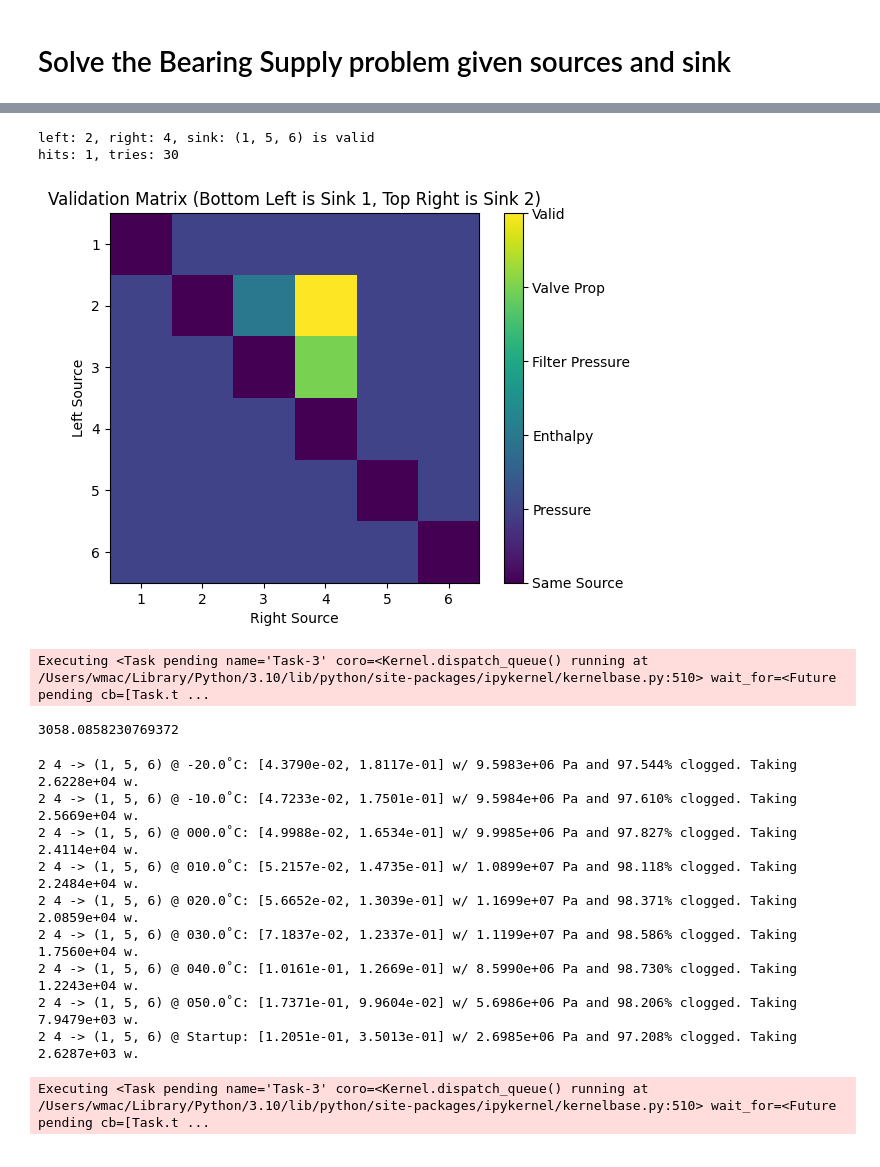
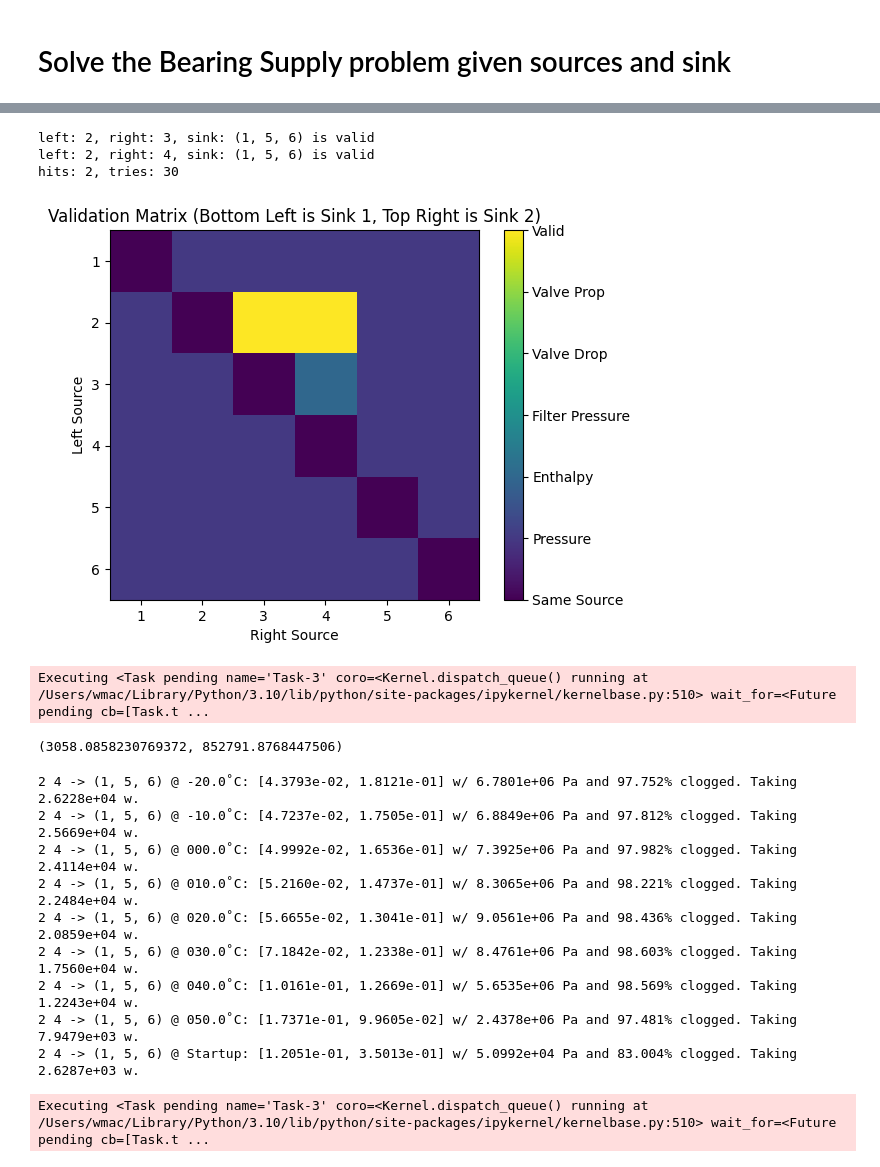
Before and after one commit to Willmac16/DFTS-Team-Seven, a Jupyter notebook: Project1.ipynb, the cells around one changed output, grey strips where cells are left out. Saved outputs shown, nothing was run; the diff lists cells and outputs as text; code cells hidden in the pictures.

```diff
--- a/Project1.ipynb
+++ b/Project1.ipynb
@@ -12,3 +14,6 @@ import matplotlib.pyplot as plt
+# %%
+min_C_V = 0.025
+max_C_V = 0.500
 # %% [markdown]
 ## Implement the Tables from the Google Doc as Pandas DataFrames
 # %%
@@ -111,8 +116,7 @@ def valve_calc(h_one, P_one, m_dot, P_three, increment = 0.1e6, DEBUG=False):
   V_two = 1
   c_two = 100.0
 
-  # P_two = 8.22736e+08
-  P_two = 1e8
+  P_two = P_one
 
   C_V = math.inf
 
@@ -147,6 +151,8 @@ def valve_calc(h_one, P_one, m_dot, P_three, increment = 0.1e6, DEBUG=False):
 
     P_two -= increment
 
+  # print("C_d", C_d)
+
   if DEBUG:
     if not c_two:
       print("Failed to converge")
@@ -267,8 +346,6 @@ def filter_area(t_input, P_input, m_dot, P_drop):
     #Get h, s, rho, and kinematic viscosity for input state
     h_input = state_input.enthalpy
     s_input = state_input.entropy
-    rho_input = state_input.density
-    viscosity_input = state_input.kinematic_viscosity
 
     #Output state
     h_output = h_input
@@ -396,22 +473,28 @@ def test_setup(sources, sink, cond_row):
   if p_post_left < P_ent or p_post_right < P_ent:
     return False, "Filter Pressure", (math.inf, math.inf, 0, 0)
 
-  # TODO: Use the valve min C_V to compute the excess pressure
+  # Use Max C_V to calculate the minimum valve drop
+  try:
+    left_min_valve_drop = valve_drop(h_left, P_ent, m_dot_left, max_C_V)
+    right_min_valve_drop = valve_drop(h_right, P_ent, m_dot_right, max_C_V)
+  except ValueError:
+    return False, "Valve Drop", (math.inf, math.inf, 0, 0)
+
   #Calculate excess pressure on left filter and solve for area ratio
-  P_excess_left = p_post_left - P_ent
+  P_excess_left = cond_values[left]['P'] - P_ent - left_min_valve_drop
   A_unclogged_left = filter_area(cond_values[left]['T'], cond_values[left]['P'], m_dot_left,p_drop_left)
   A_clogged_left = filter_area(cond_values[left]['T'], cond_values[left]['P'], m_dot_left,P_excess_left)
   A_ratio_left = (1 - A_clogged_left / A_unclogged_left) * 100
 
   #Calculate excess pressure on right filter and solve for area ratio
-  P_excess_right = p_post_right - P_ent
+  P_excess_right = cond_values[right]['P'] - P_ent - right_min_valve_drop
   A_unclogged_right = filter_area(cond_values[right]['T'], cond_values[right]['P'], m_dot_right,p_drop_right)
   A_clogged_right = filter_area(cond_values[right]['T'], cond_values[right]['P'], m_dot_right,P_excess_right)
   A_ratio_right = (1 - A_clogged_right / A_unclogged_right) * 100
 
   #Take minimum area ratio and excess pressure
-  A_ratio = min(A_ratio_left,A_ratio_right)
-  P_excess = min(p_post_left, p_post_right) - P_ent
+  A_ratio = min(A_ratio_left, A_ratio_right)
+  P_excess = min(P_excess_left - p_drop_left, P_excess_right - p_drop_right)
 
   C_V_left = math.inf
   C_V_right = math.inf
@@ -446,8 +530,9 @@ failure_reasons = {"Same Source": 0,
                    "Pressure": 1,
                    "Enthalpy": 2,
                    "Filter Pressure": 3,
-                   "Valve Prop": 4,
-                   "Valid": 5}
+                   "Valve Drop": 4,
+                   "Valve Prop": 5,
+                   "Valid": 6}
 
 hits = 0
 tries = 0
@@ -461,35 +546,36 @@ for left in range(1, 7):
         r = right - 1 if sink == 1 else left - 1
 
         if valid:
           hits += 1
           print("left: {}, right: {}, sink: {} is valid".format(left, right, sink_sets[sink]))
           result_mat[l, r] = failure_reasons["Valid"]
         else:
           result_mat[l, r] = failure_reasons[reason]
     else:
       result_mat[left - 1, left - 1] = failure_reasons["Same Source"]
 
 
 print("hits: {}, tries: {}".format(hits, tries))
 
 
 plt.imshow(result_mat, cmap='viridis')
 plt.xlabel('Right Source')
 plt.ylabel('Left Source')
 plt.title('Validation Matrix (Bottom Left is Sink 1, Top Right is Sink 2)')
 plt.xticks(range(6), range(1, 7))
 plt.yticks(range(6), range(1, 7))
 
 # Add color bar with failure reasons
 cbar = plt.colorbar()
 cbar.set_ticks(range(len(failure_reasons)))
 cbar.set_ticklabels(list(failure_reasons.keys()))
 
 plt.show()
 # %% [output]
+left: 2, right: 3, sink: (1, 5, 6) is valid
 left: 2, right: 4, sink: (1, 5, 6) is valid
-hits: 1, tries: 30
+hits: 2, tries: 30
-[figure, old version]
+[figure, new version]
 Executing <Task pending name='Task-3' coro=<Kernel.dispatch_queue() running at /Users/wmac/Library/Python/3.10/lib/python/site-packages/ipykernel/kernelbase.py:510> wait_for=<Future pending cb=[Task.t ...
 # %%
 def power_draw(m_dot_two, cond_row):
@@ -512,14 +598,14 @@ def power_draw(m_dot_two, cond_row):
   h_four = state_four.enthalpy
   h_five = state_five.enthalpy
 
+  power_loss = m_dot_two * (h_two - h_one) + m_dot_four * (h_four - h_five)
   power_gen = cond_row['m-dot (kg/s)'] * ((h_four - h_five) + (h_two - h_one))
 
-
-  return m_dot_two * (h_two - h_one) + m_dot_four * (h_four - h_five)
+  return power_loss, power_gen
 
 power_draw(m_dot_ent, cond_row)
 # %% [output]
-3058.0858230769372
+(3058.0858230769372, 852791.8768447506)
 # %%
 left = 2
 right = 4
@@ -535,7 +621,7 @@ it = "{0} {1} -> {2} @ {3}: [{4[2][0]:.4e}, {4[2][1]:.4e}] w/ {4[2][2]:.4e} Pa a
 
 for row_ind, cond_row in operating_conditions.iterrows():
   result = test_setup([left, right], sink, cond_row)
-  power_loss = power_draw(result[2][4], cond_row)
+  power_loss, total_power = power_draw(result[2][4], cond_row)
 
 
   print(it.format(left, right, sink_sets[sink], station.format(cond_row['Ambient condition (°C)']), result, power_loss))
@@ -545,20 +631,20 @@ for row_ind, cond_row in operating_conditions.iterrows():
 
 cond_row = startup_conditions.iloc[0]
 result = test_setup([left, right], sink, cond_row)
-power_loss = power_draw(result[2][4], cond_row)
+power_loss, total_power = power_draw(result[2][4], cond_row)
 
 print(it.format(left, right, sink_sets[sink], startup, result, power_loss))
 
 results.append(result[2] + (power_loss,))
 stations.append(80)
 # %% [output]
-2 4 -> (1, 5, 6) @ -20.0˚C: [4.3790e-02, 1.8117e-01] w/ 9.5983e+06 Pa and 97.544% clogged. Taking 2.6228e+04 w.
-2 4 -> (1, 5, 6) @ -10.0˚C: [4.7233e-02, 1.7501e-01] w/ 9.5984e+06 Pa and 97.610% clogged. Taking 2.5669e+04 w.
-2 4 -> (1, 5, 6) @ 000.0˚C: [4.9988e-02, 1.6534e-01] w/ 9.9985e+06 Pa and 97.827% clogged. Taking 2.4114e+04 w.
-2 4 -> (1, 5, 6) @ 010.0˚C: [5.2157e-02, 1.4735e-01] w/ 1.0899e+07 Pa and 98.118% clogged. Taking 2.2484e+04 w.
-2 4 -> (1, 5, 6) @ 020.0˚C: [5.6652e-02, 1.3039e-01] w/ 1.1699e+07 Pa and 98.371% clogged. Taking 2.0859e+04 w.
-2 4 -> (1, 5, 6) @ 030.0˚C: [7.1837e-02, 1.2337e-01] w/ 1.1199e+07 Pa and 98.586% clogged. Taking 1.7560e+04 w.
-2 4 -> (1, 5, 6) @ 040.0˚C: [1.0161e-01, 1.2669e-01] w/ 8.5990e+06 Pa and 98.730% clogged. Taking 1.2243e+04 w.
-2 4 -> (1, 5, 6) @ 050.0˚C: [1.7371e-01, 9.9604e-02] w/ 5.6986e+06 Pa and 98.206% clogged. Taking 7.9479e+03 w.
-2 4 -> (1, 5, 6) @ Startup: [1.2051e-01, 3.5013e-01] w/ 2.6985e+06 Pa and 97.208% clogged. Taking 2.6287e+03 w.
+2 4 -> (1, 5, 6) @ -20.0˚C: [4.3793e-02, 1.8121e-01] w/ 6.7801e+06 Pa and 97.752% clogged. Taking 2.6228e+04 w.
+2 4 -> (1, 5, 6) @ -10.0˚C: [4.7237e-02, 1.7505e-01] w/ 6.8849e+06 Pa and 97.812% clogged. Taking 2.5669e+04 w.
+2 4 -> (1, 5, 6) @ 000.0˚C: [4.9992e-02, 1.6536e-01] w/ 7.3925e+06 Pa and 97.982% clogged. Taking 2.4114e+04 w.
+2 4 -> (1, 5, 6) @ 010.0˚C: [5.2160e-02, 1.4737e-01] w/ 8.3065e+06 Pa and 98.221% clogged. Taking 2.2484e+04 w.
+2 4 -> (1, 5, 6) @ 020.0˚C: [5.6655e-02, 1.3041e-01] w/ 9.0561e+06 Pa and 98.436% clogged. Taking 2.0859e+04 w.
+2 4 -> (1, 5, 6) @ 030.0˚C: [7.1842e-02, 1.2338e-01] w/ 8.4761e+06 Pa and 98.603% clogged. Taking 1.7560e+04 w.
+2 4 -> (1, 5, 6) @ 040.0˚C: [1.0161e-01, 1.2669e-01] w/ 5.6535e+06 Pa and 98.569% clogged. Taking 1.2243e+04 w.
+2 4 -> (1, 5, 6) @ 050.0˚C: [1.7371e-01, 9.9605e-02] w/ 2.4378e+06 Pa and 97.481% clogged. Taking 7.9479e+03 w.
+2 4 -> (1, 5, 6) @ Startup: [1.2051e-01, 3.5013e-01] w/ 5.0992e+04 Pa and 83.004% clogged. Taking 2.6287e+03 w.
 Executing <Task pending name='Task-3' coro=<Kernel.dispatch_queue() running at /Users/wmac/Library/Python/3.10/lib/python/site-packages/ipykernel/kernelbase.py:510> wait_for=<Future pending cb=[Task.t ...
```
Also changed, not shown: parts of 7 cells of this notebook, 1 other file.
